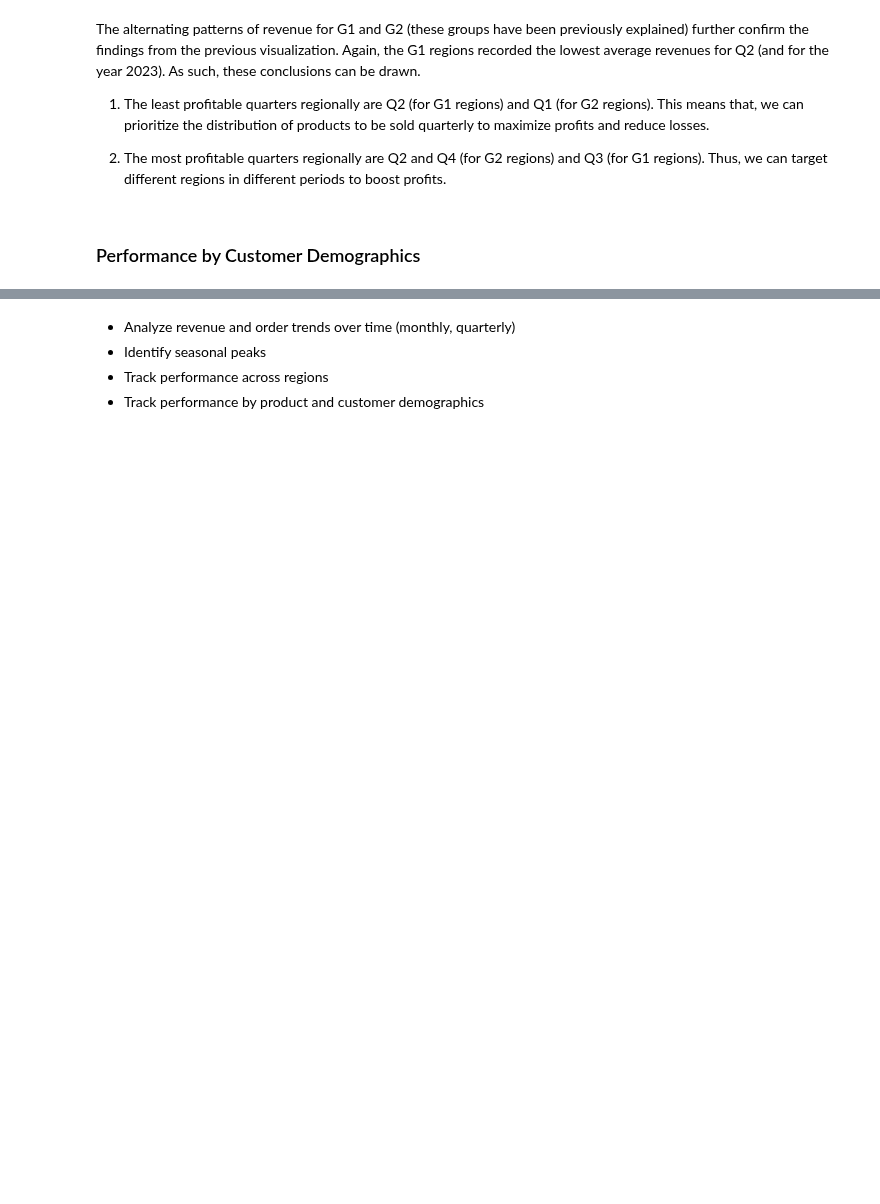
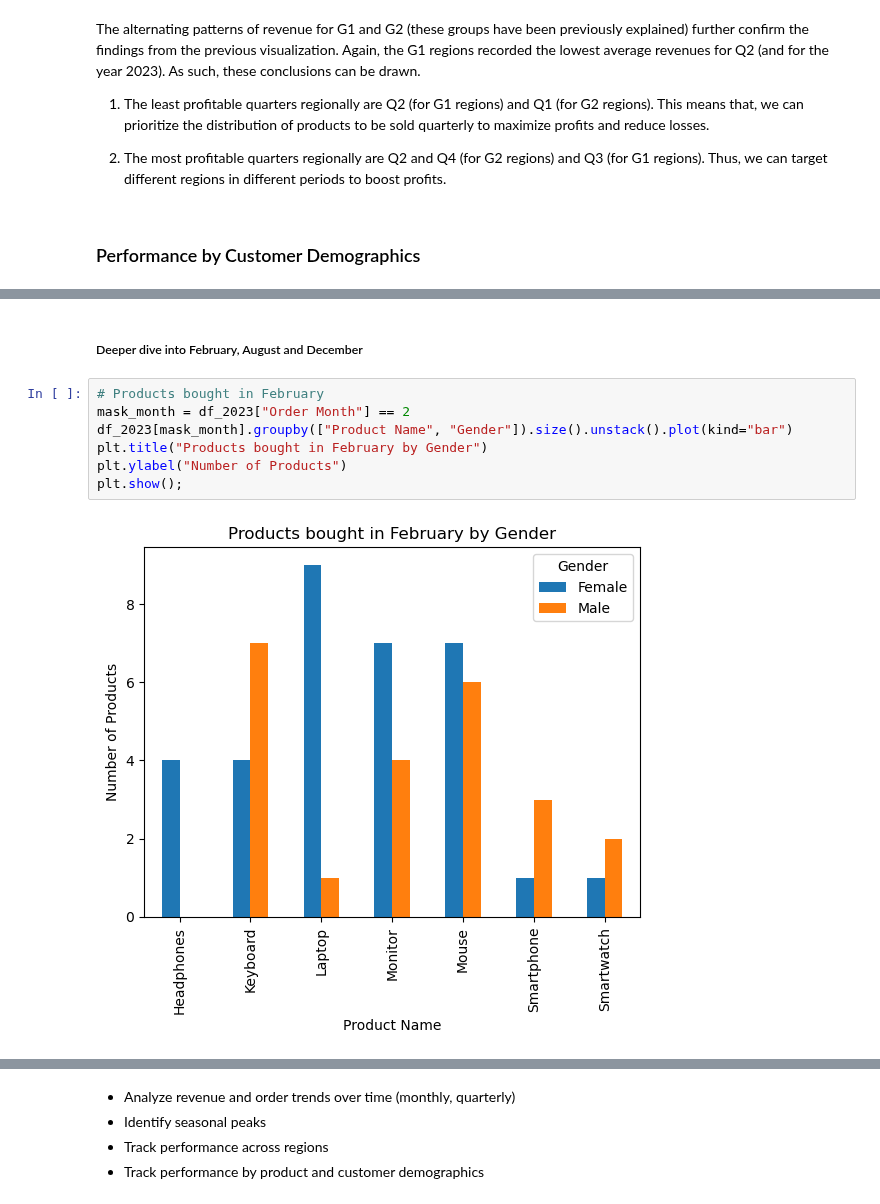
Before and after one commit to Mohammed-Hanan-Othman/ecommerce-sales-analysis, a Jupyter notebook: notebooks/2.sales_trends.ipynb, the cells around one changed output, grey strips where cells are left out. Drawn from its saved outputs; the diff is of its cells as text; blank space fills up the shorter version.

```diff
--- a/notebooks/2.sales_trends.ipynb
+++ b/notebooks/2.sales_trends.ipynb
@@ -180,0 +228,11 @@ The alternating patterns of revenue for G1 and G2 (these groups have been previo
+# %% [markdown]
+##### Deeper dive into February, August and December
+# %%
+# Products bought in February
+mask_month = df_2023["Order Month"] == 2
+df_2023[mask_month].groupby(["Product Name", "Gender"]).size().unstack().plot(kind="bar")
+plt.title("Products bought in February by Gender")
+plt.ylabel("Number of Products")
+plt.show();
+# %% [output]
+[figure, added]
```
Also changed, not shown: parts of 11 cells of this notebook.
